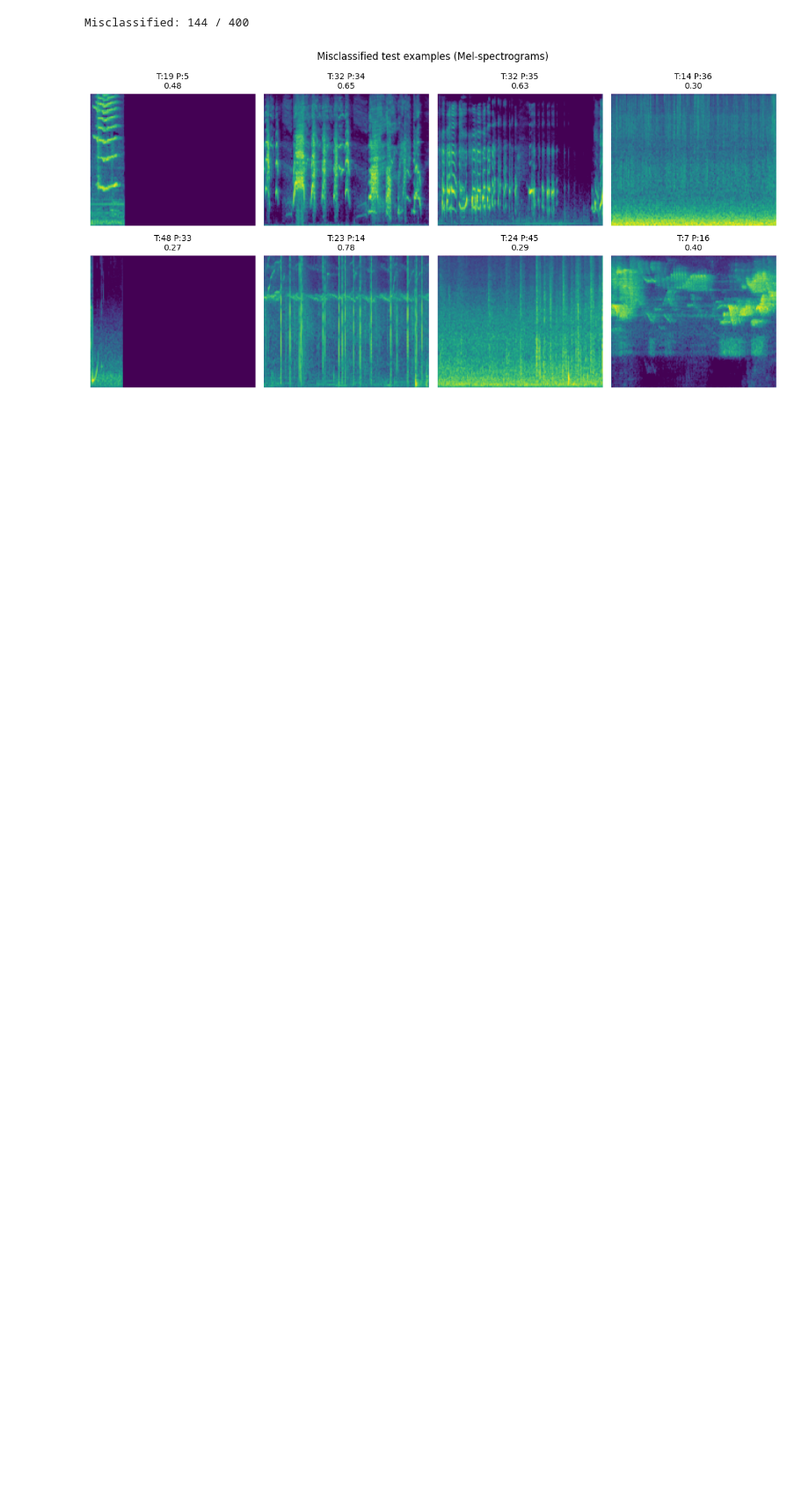
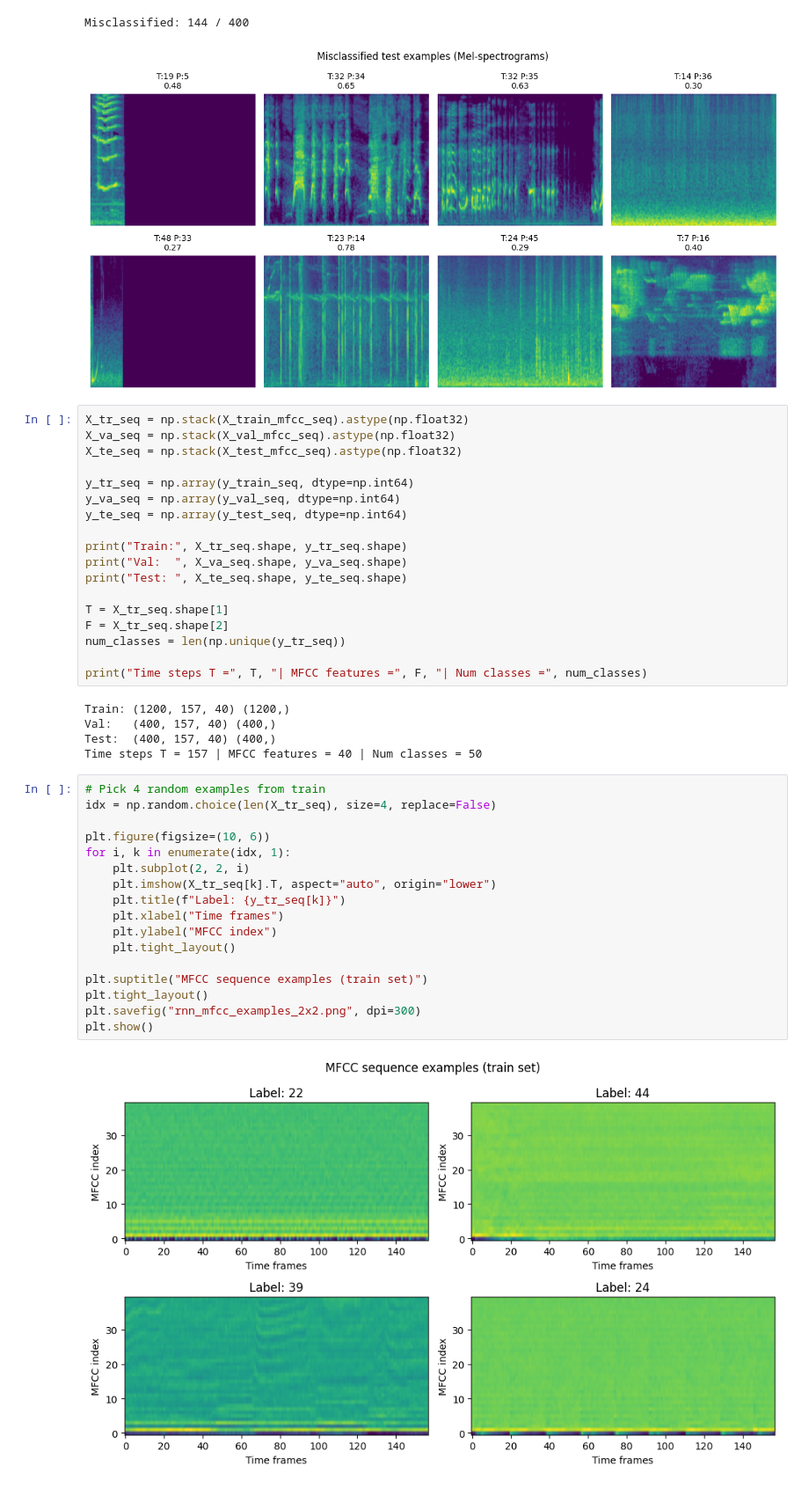
Before and after one commit to Emnaothm96/DEEP_LEARNING, a Jupyter notebook: URBANSOUND.ipynb, the cells around one changed output. Shown at 88% size. Cells and saved outputs as stored; diff of their text form; blank space fills up the shorter version.

```diff
--- a/URBANSOUND.ipynb
+++ b/URBANSOUND.ipynb
@@ -999,3 +999,45 @@ plt.show()
 # %% [output]
 Misclassified: 144 / 400
 [figure]
+# %%
+X_tr_seq = np.stack(X_train_mfcc_seq).astype(np.float32)
+X_va_seq = np.stack(X_val_mfcc_seq).astype(np.float32)
+X_te_seq = np.stack(X_test_mfcc_seq).astype(np.float32)
+
+y_tr_seq = np.array(y_train_seq, dtype=np.int64)
+y_va_seq = np.array(y_val_seq, dtype=np.int64)
+y_te_seq = np.array(y_test_seq, dtype=np.int64)
+
+print("Train:", X_tr_seq.shape, y_tr_seq.shape)
+print("Val:  ", X_va_seq.shape, y_va_seq.shape)
+print("Test: ", X_te_seq.shape, y_te_seq.shape)
+
+T = X_tr_seq.shape[1]
+F = X_tr_seq.shape[2]
+num_classes = len(np.unique(y_tr_seq))
+
+print("Time steps T =", T, "| MFCC features =", F, "| Num classes =", num_classes)
+# %% [output]
+Train: (1200, 157, 40) (1200,)
+Val:   (400, 157, 40) (400,)
+Test:  (400, 157, 40) (400,)
+Time steps T = 157 | MFCC features = 40 | Num classes = 50
+# %%
+# Pick 4 random examples from train
+idx = np.random.choice(len(X_tr_seq), size=4, replace=False)
+
+plt.figure(figsize=(10, 6))
+for i, k in enumerate(idx, 1):
+    plt.subplot(2, 2, i)
+    plt.imshow(X_tr_seq[k].T, aspect="auto", origin="lower")
+    plt.title(f"Label: {y_tr_seq[k]}")
+    plt.xlabel("Time frames")
+    plt.ylabel("MFCC index")
+    plt.tight_layout()
+
+plt.suptitle("MFCC sequence examples (train set)")
+plt.tight_layout()
+plt.savefig("rnn_mfcc_examples_2x2.png", dpi=300)
+plt.show()
+# %% [output]
+[figure, added]
```
Also changed, not shown: parts of 1 cell of this notebook.
